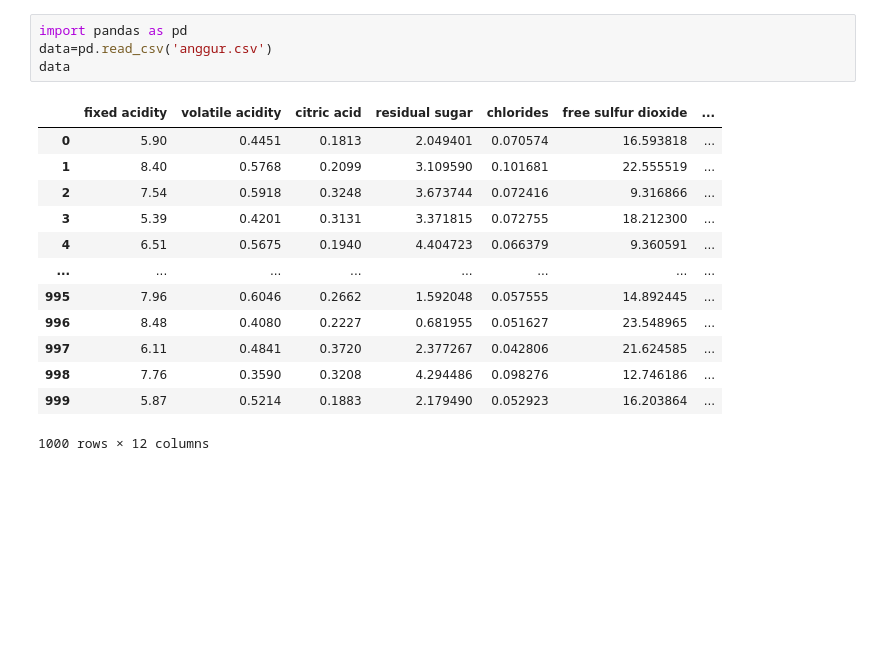
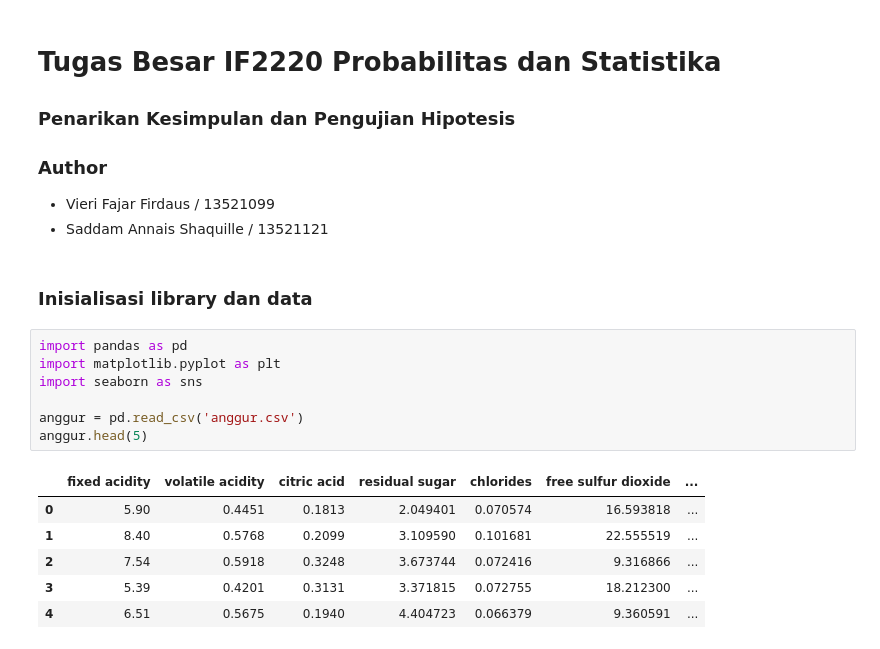
Before and after one commit to SaddamAnnais/K1-T1-IF2220-13521099, a Jupyter notebook: main.ipynb, the cells around one changed output. Saved outputs shown, nothing was run; the diff lists cells and outputs as text; blank space fills up the shorter version.

Commit message:
feat: data description and no 2 (not done)

```diff
--- a/main.ipynb
+++ b/main.ipynb
@@ -1,18 +1,24 @@
+# %% [markdown]
+# Tugas Besar IF2220 Probabilitas dan Statistika
+### Penarikan Kesimpulan dan Pengujian Hipotesis
+
+
+### Author
+- Vieri Fajar Firdaus / 13521099
+- Saddam Annais Shaquille / 13521121
+# %% [markdown]
+### Inisialisasi library dan data
 # %%
 import pandas as pd
-data=pd.read_csv('anggur.csv')
-data
+import matplotlib.pyplot as plt
+import seaborn as sns
+
+anggur = pd.read_csv('anggur.csv')
+anggur.head(5)
 # %% [output]
 |  | fixed acidity | volatile acidity | citric acid | residual sugar | chlorides | free sulfur dioxide | ... |
 | 0 | 5.90 | 0.4451 | 0.1813 | 2.049401 | 0.070574 | 16.593818 | ... |
 | 1 | 8.40 | 0.5768 | 0.2099 | 3.109590 | 0.101681 | 22.555519 | ... |
 | 2 | 7.54 | 0.5918 | 0.3248 | 3.673744 | 0.072416 | 9.316866 | ... |
 | 3 | 5.39 | 0.4201 | 0.3131 | 3.371815 | 0.072755 | 18.212300 | ... |
 | 4 | 6.51 | 0.5675 | 0.1940 | 4.404723 | 0.066379 | 9.360591 | ... |
-| ... | ... | ... | ... | ... | ... | ... | ... |
-| 995 | 7.96 | 0.6046 | 0.2662 | 1.592048 | 0.057555 | 14.892445 | ... |
-| 996 | 8.48 | 0.4080 | 0.2227 | 0.681955 | 0.051627 | 23.548965 | ... |
-| 997 | 6.11 | 0.4841 | 0.3720 | 2.377267 | 0.042806 | 21.624585 | ... |
-| 998 | 7.76 | 0.3590 | 0.3208 | 4.294486 | 0.098276 | 12.746186 | ... |
-| 999 | 5.87 | 0.5214 | 0.1883 | 2.179490 | 0.052923 | 16.203864 | ... |
-1000 rows × 12 columns
```
Also changed, not shown: parts of 7 cells of this notebook.
